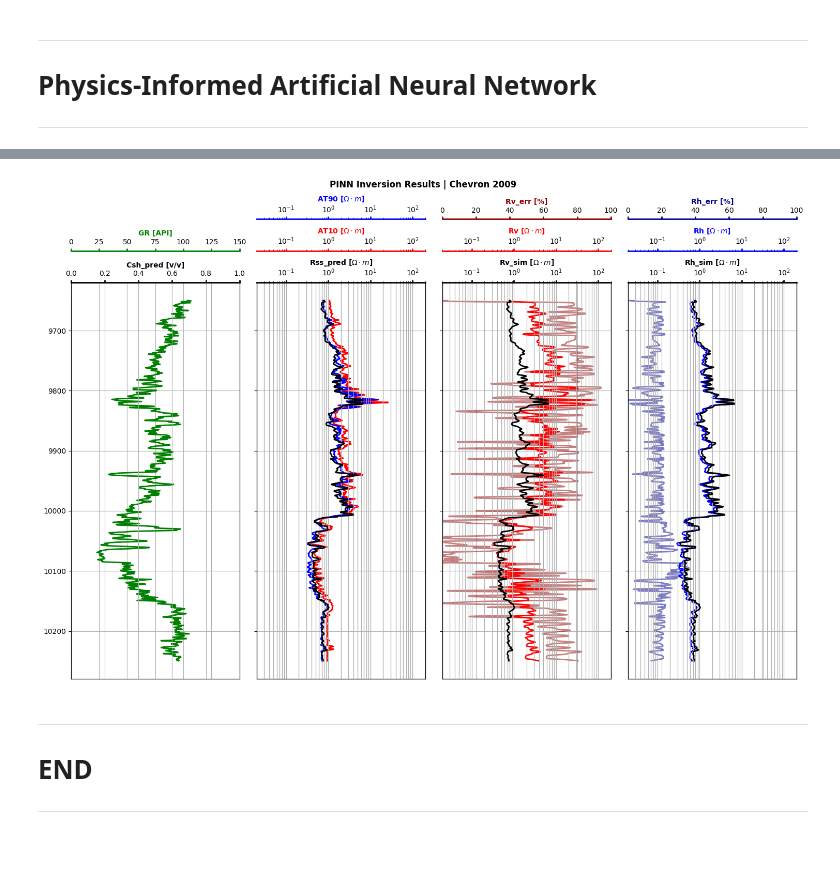
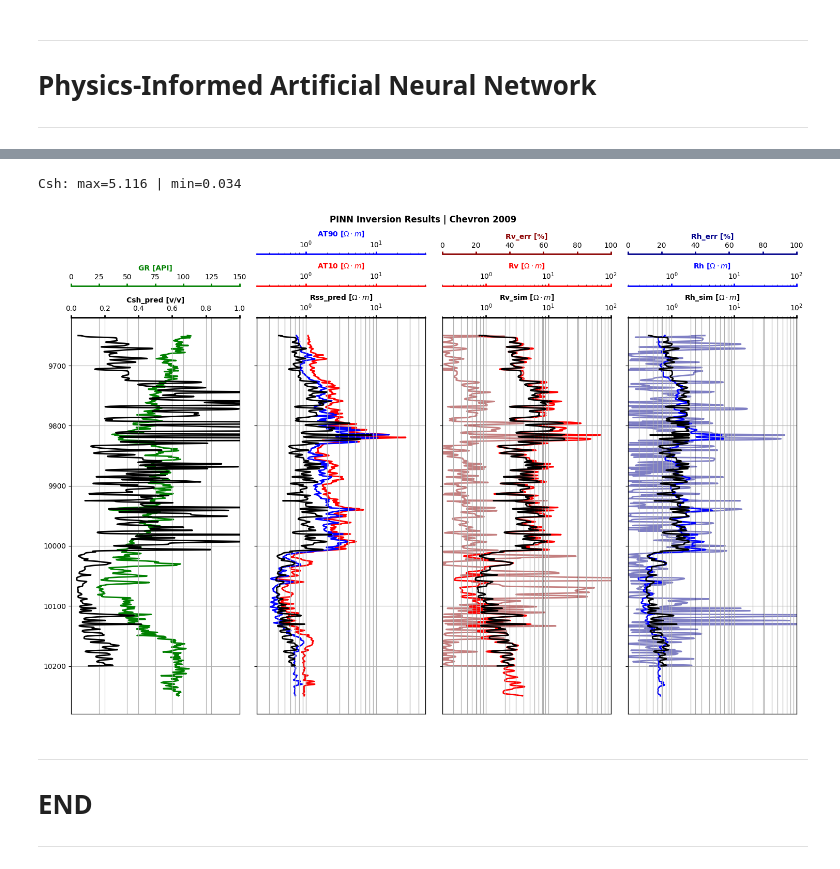
Before and after one commit to misaelmmorales/Anisotropic-Resistivity-Inversion, a Jupyter notebook: main_nb.ipynb, the cells around one changed output, grey strips where cells are left out. Saved outputs shown, nothing was run; the diff lists cells and outputs as text; code cells hidden in the pictures.

```diff
--- a/main_nb.ipynb
+++ b/main_nb.ipynb
@@ -142,7 +165,7 @@ d = lasio.read('well1.las').df()[['AT10','AT30','AT60','AT90','GR','RV72H_1D_FLT
 column_names = ['AT10', 'AT30', 'AT60', 'AT90', 'GR', 'Rv', 'Rh']
 data = d.rename(columns=dict(zip(d.columns, column_names)))
 
-res_aniso  = data[['Rv','Rh']]
+res_aniso  = data[['Rv','Rh']][data.index < 10200]
 
 Rvsh_win = np.nan_to_num(np.array(pd.Series(data['Rv']).rolling(250).max().tolist()), nan=data['Rv'].mean())
 Rhsh_win = np.nan_to_num(np.array(pd.Series(data['Rh']).rolling(250).max().tolist()), nan=data['Rh'].mean())
@@ -153,36 +176,45 @@ R_max = np.max([data['Rh'].max(), data['Rv'].max()])
 # %%
 inputs         = torch.tensor(res_aniso.values, dtype=torch.float32)
 dataset        = TensorDataset(inputs)
-xtrain, xvalid = random_split(dataset, [int(0.8*len(dataset)), len(dataset)-int(0.8*len(dataset))])
-trainloader    = DataLoader(xtrain, batch_size=250, shuffle=False)
-validloader    = DataLoader(xvalid, batch_size=250, shuffle=False)
+train_percent  = 0.8
+xtrain, xvalid = random_split(dataset, [int(train_percent*len(dataset)), len(dataset)-int(train_percent*len(dataset))])
+trainloader    = DataLoader(xtrain, batch_size=100, shuffle=False)
+validloader    = DataLoader(xvalid, batch_size=100, shuffle=True)
 
-model      = PINNari()
+csh_model  = siameseFNO(Csh_constraint=True)
+rss_model  = siameseFNO()
 criterion  = PhysicsInformedLoss()
-optimizer  = torch.optim.AdamW(model.parameters(), lr=1e-3, weight_decay=1e-6)
+optimizer  = torch.optim.AdamW([{'params': csh_model.parameters()}, {'params': rss_model.parameters()}],
+                               lr=1e-3, weight_decay=1e-6)
 
-epochs = 301
+epochs = 251
 train_loss, valid_loss = [], []
 
 for epoch in range(epochs):
 
     epoch_train_loss = []
-    model.train()
+    csh_model.train()
+    rss_model.train()
     for batch in trainloader:
         optimizer.zero_grad()
         x = batch[0]
-        y = model(x)
+        ycsh = csh_model(x)
+        yrss = rss_model(x)
+        y = torch.cat((ycsh, yrss), dim=1)
         loss = criterion(x, y)
         loss.backward()
         optimizer.step()
         epoch_train_loss.append(loss.item())
     train_loss.append(np.mean(epoch_train_loss))
 
-    model.eval()
+    csh_model.eval()
+    rss_model.eval()
     epoch_valid_loss = []
     with torch.no_grad():
         x = next(iter(validloader))[0]
-        y = model(x)
+        ycsh = csh_model(x)
+        yrss = rss_model(x)
+        y = torch.cat((ycsh, yrss), dim=1)
         loss = criterion(x, y)
         epoch_valid_loss.append(loss.item())
     valid_loss.append(np.mean(epoch_valid_loss))
@@ -212,20 +243,25 @@ plt.show()
 # %%
-y = model(inputs).detach().numpy()
-csh_pred, rss_pred = y[:,0], y[:,1]
+csh_pred = csh_model(inputs).detach().numpy().squeeze()
+rss_pred = rss_model(inputs).detach().numpy().squeeze()
+print('Csh: min={:.3f} | max={:.3f}'.format(csh_pred.min(), csh_pred.max()))
+
+Rvsh_win, Rhsh_win = np.quantile(res_aniso['Rv'], q=0.9), np.quantile(res_aniso['Rh'], q=0.9)
 
 Rv_sim = (csh_pred*Rvsh_win + (1-csh_pred)*rss_pred)
 Rh_sim = 1 / (csh_pred/Rhsh_win + (1-csh_pred)/rss_pred)
-Rv_err = np.abs((Rv_sim - data['Rv'].values)/data['Rv'].values) * 100
-Rh_err = np.abs((Rh_sim - data['Rh'].values)/data['Rh'].values) * 100
+
+Rv_err = np.abs((Rv_sim - res_aniso['Rv'].values)/res_aniso['Rv'].values) * 100
+Rh_err = np.abs((Rh_sim - res_aniso['Rh'].values)/res_aniso['Rh'].values) * 100
 
 sol = pd.DataFrame({'Csh_pred':csh_pred, 'Rss_pred':rss_pred,
                     'Rv_sim':Rv_sim, 'Rh_sim':Rh_sim,
-                    'Rv_err':Rv_err, 'Rh_err':Rh_err}, index=data.index)
+                    'Rv_err':Rv_err, 'Rh_err':Rh_err}, index=res_aniso.index)
 
 results = pd.concat([data, sol], axis=1)
 plot_pinn_results(results, subtitle='Chevron 2009')
 # %% [output]
+Csh: max=5.116 | min=0.034
-[figure, old version]
+[figure, new version]
 # %% [markdown]
 ***
 # END
```
Also changed, not shown: parts of 11 cells of this notebook.
